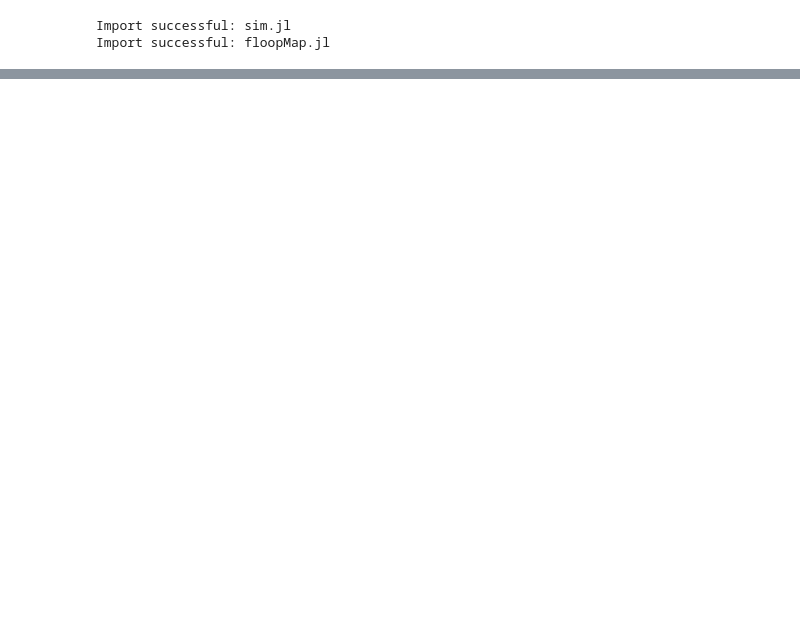
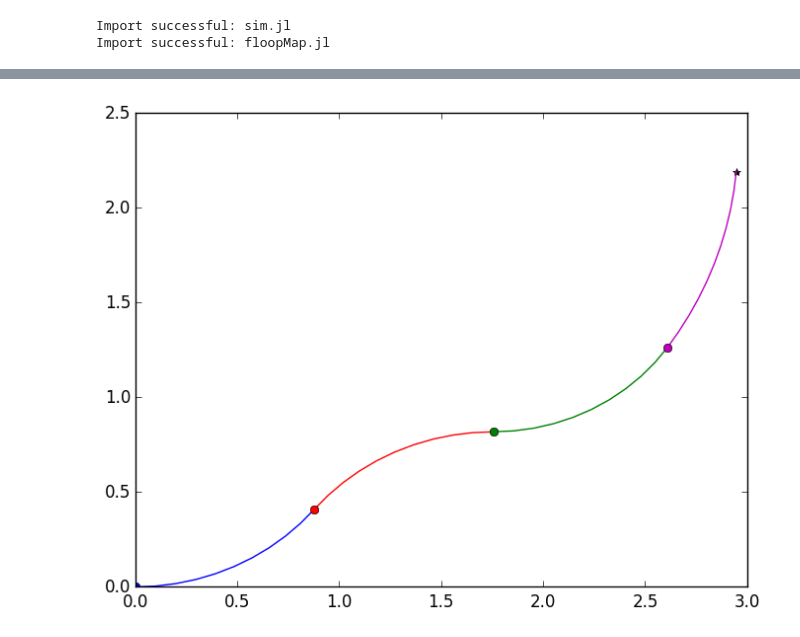
Before and after one commit to k2shah/FLOOP, a Jupyter notebook: KS-sandbox.ipynb, the cells around one changed output, grey strips where cells are left out. Saved outputs shown, nothing was run; the diff lists cells and outputs as text; code cells hidden in the pictures; blank space fills up the shorter version.

```diff
--- a/KS-sandbox.ipynb
+++ b/KS-sandbox.ipynb
@@ -202,2 +251,6 @@ ccQuick(map(deg2rad, state), 1)[end,:]
+# %%
+drawArm(state)
+# %% [output]
+[figure, added]
 # %%
 plot(policy, "b*")
```
Also changed, not shown: parts of 23 cells of this notebook, 38 other files.
